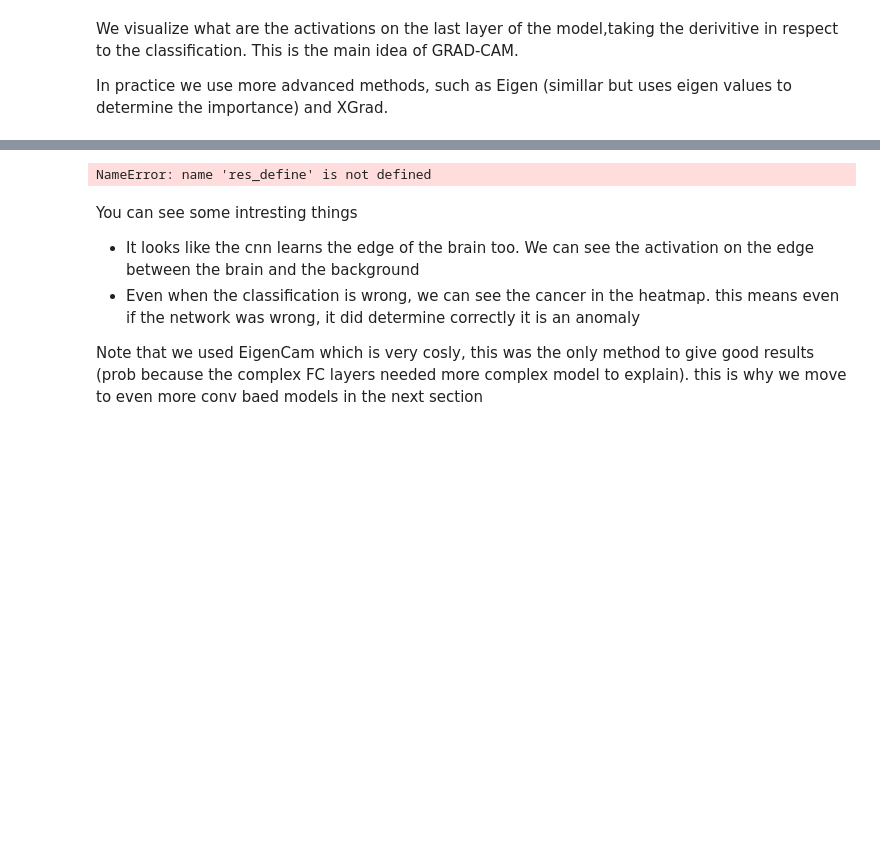
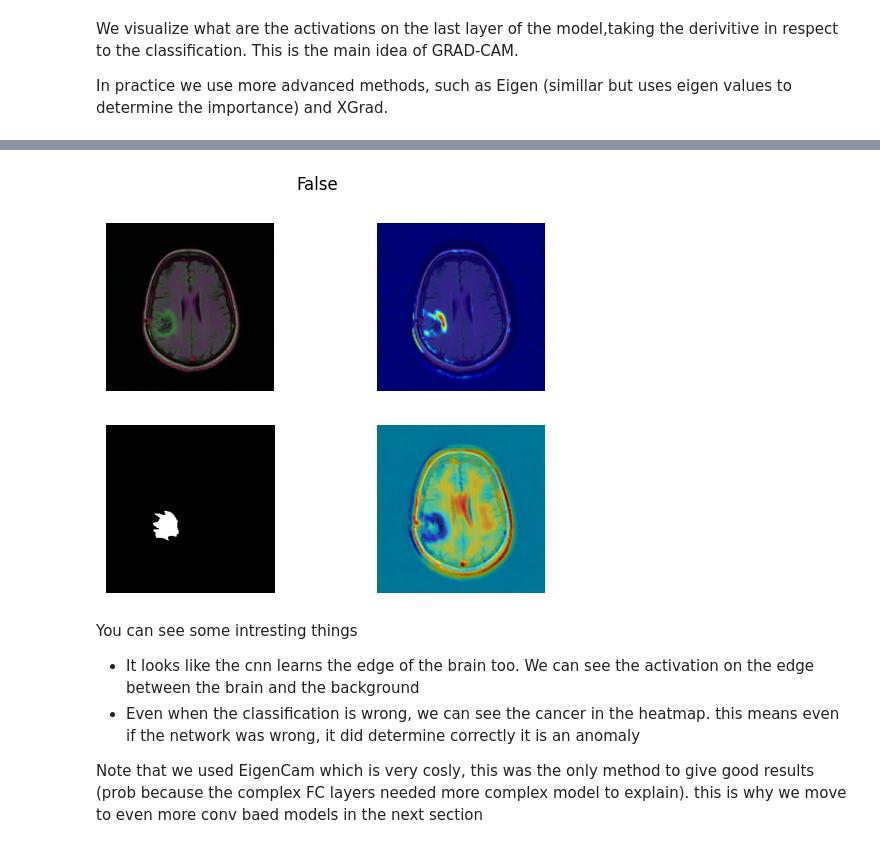
Before and after one commit to tsents/Brain-MRI, a Jupyter notebook: final.ipynb, the cells around one changed output, grey strips where cells are left out. Saved outputs shown, nothing was run; the diff lists cells and outputs as text; code cells hidden in the pictures; blank space fills up the shorter version.

```diff
--- a/final.ipynb
+++ b/final.ipynb
@@ -125,7 +125,7 @@ cnn_visualize_prediction('kaggle_3m/TCGA_CS_5397_20010315/TCGA_CS_5397_20010315_
 # %%
-cnn_visualize_prediction('kaggle_3m/TCGA_FG_7643_20021104/TCGA_FG_7643_20021104_27.tif')
+cnn_visualize_cheap('kaggle_3m/TCGA_FG_7643_20021104/TCGA_FG_7643_20021104_27.tif')
 # %% [output]
-NameError: name 'res_define' is not defined
+[figure, added]
 # %% [markdown]
 You can see some intresting things
 - It looks like the cnn learns the edge of the brain too. We can see the activation on the edge between the brain and the background
```
Also changed, not shown: parts of 2 cells of this notebook.
